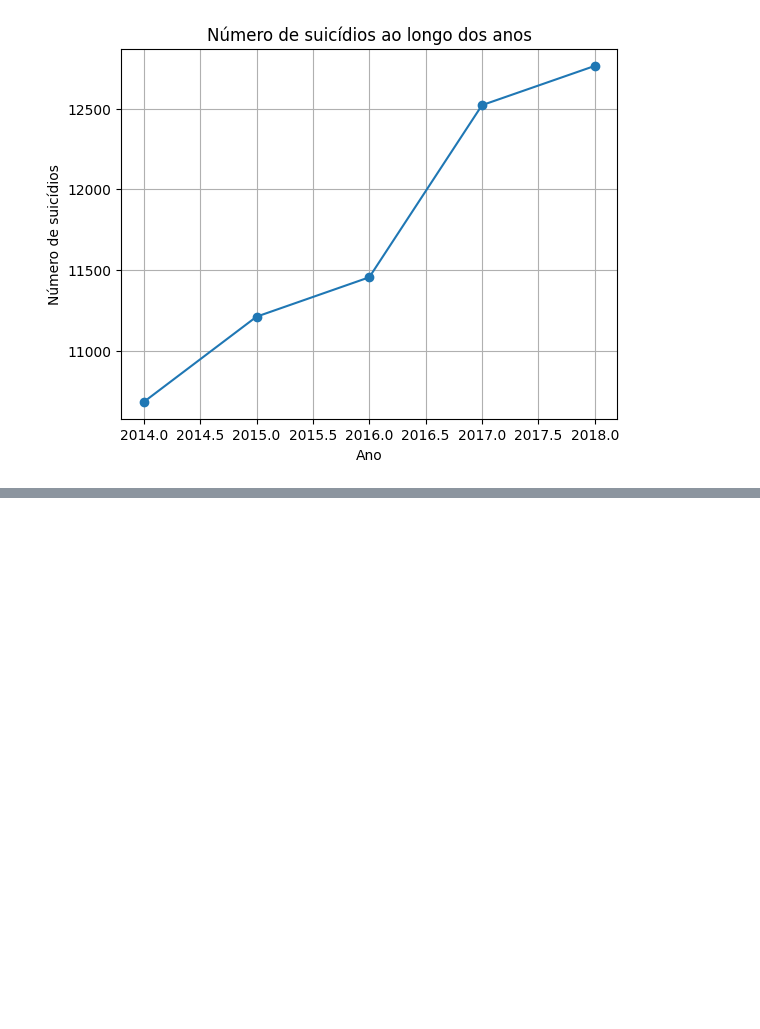
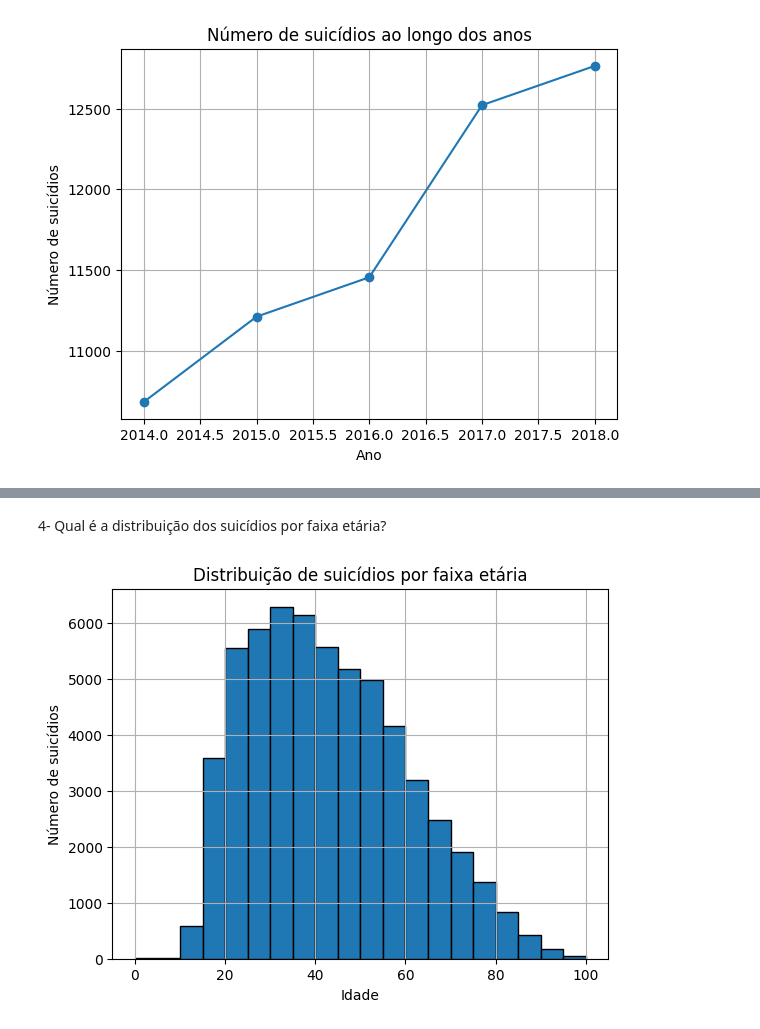
Before and after one commit to Joaogdiass/DataSciente-with-Matplotlib, a Jupyter notebook: DataScience.ipynb, the cells around one changed output, grey strips where cells are left out. Saved outputs shown, nothing was run; the diff lists cells and outputs as text; code cells hidden in the pictures; blank space fills up the shorter version.

```diff
--- a/DataScience.ipynb
+++ b/DataScience.ipynb
@@ -46,0 +54,15 @@ plt.show()
+# %% [markdown]
+4- Qual é a distribuição dos suicídios por faixa etária?
+# %%
+# Contar o número de suicídios por faixa etária
+suicidios_por_idade = df_suicidio['idade'].value_counts().sort_index()
+
+# Plotar o histograma
+plt.hist(df_suicidio['idade'], bins=range(0, 101, 5), edgecolor='black')
+plt.title('Distribuição de suicídios por faixa etária')
+plt.xlabel('Idade')
+plt.ylabel('Número de suicídios')
+plt.grid(True)
+plt.show()
+# %% [output]
+[figure, added]
```
Also changed, not shown: parts of 15 cells of this notebook.
